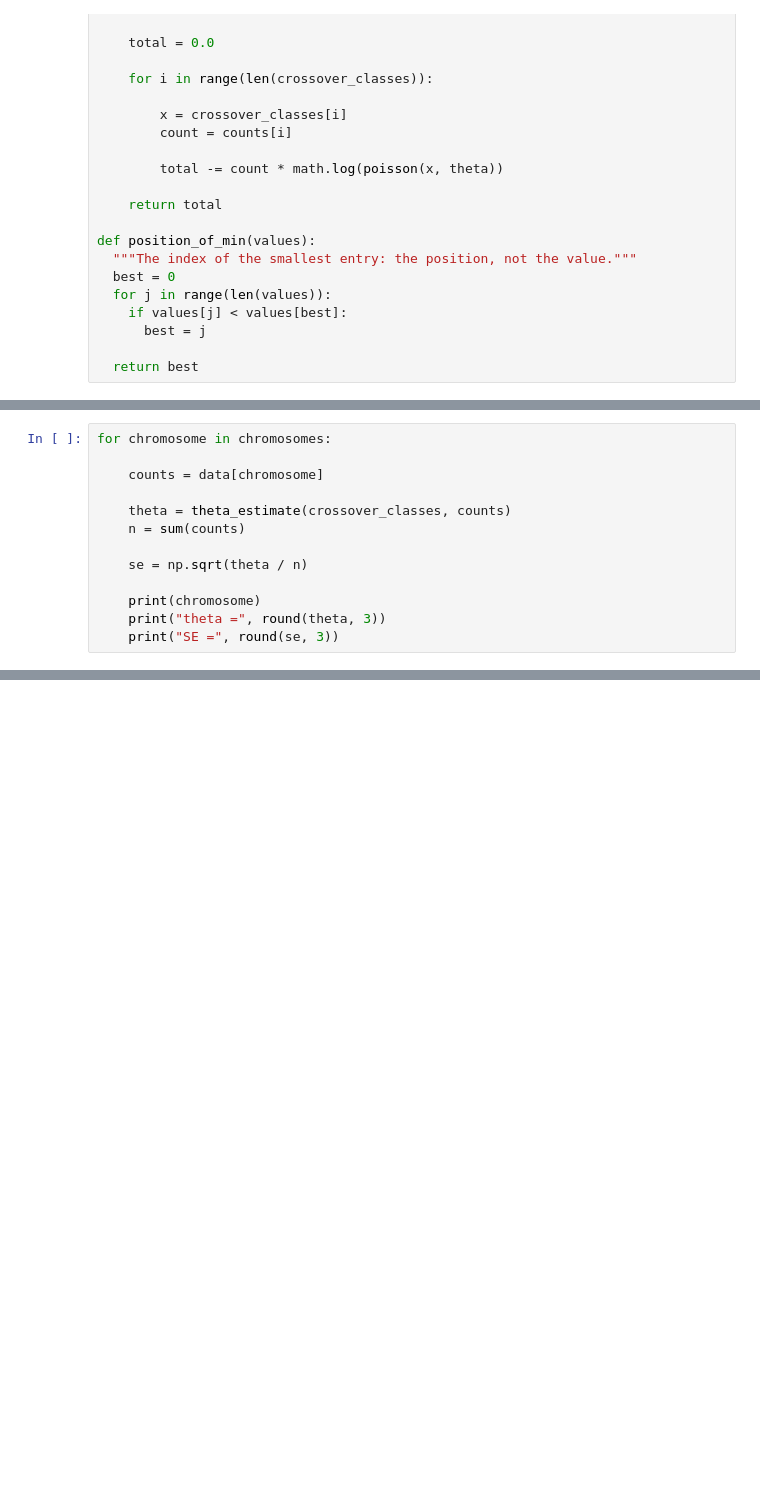
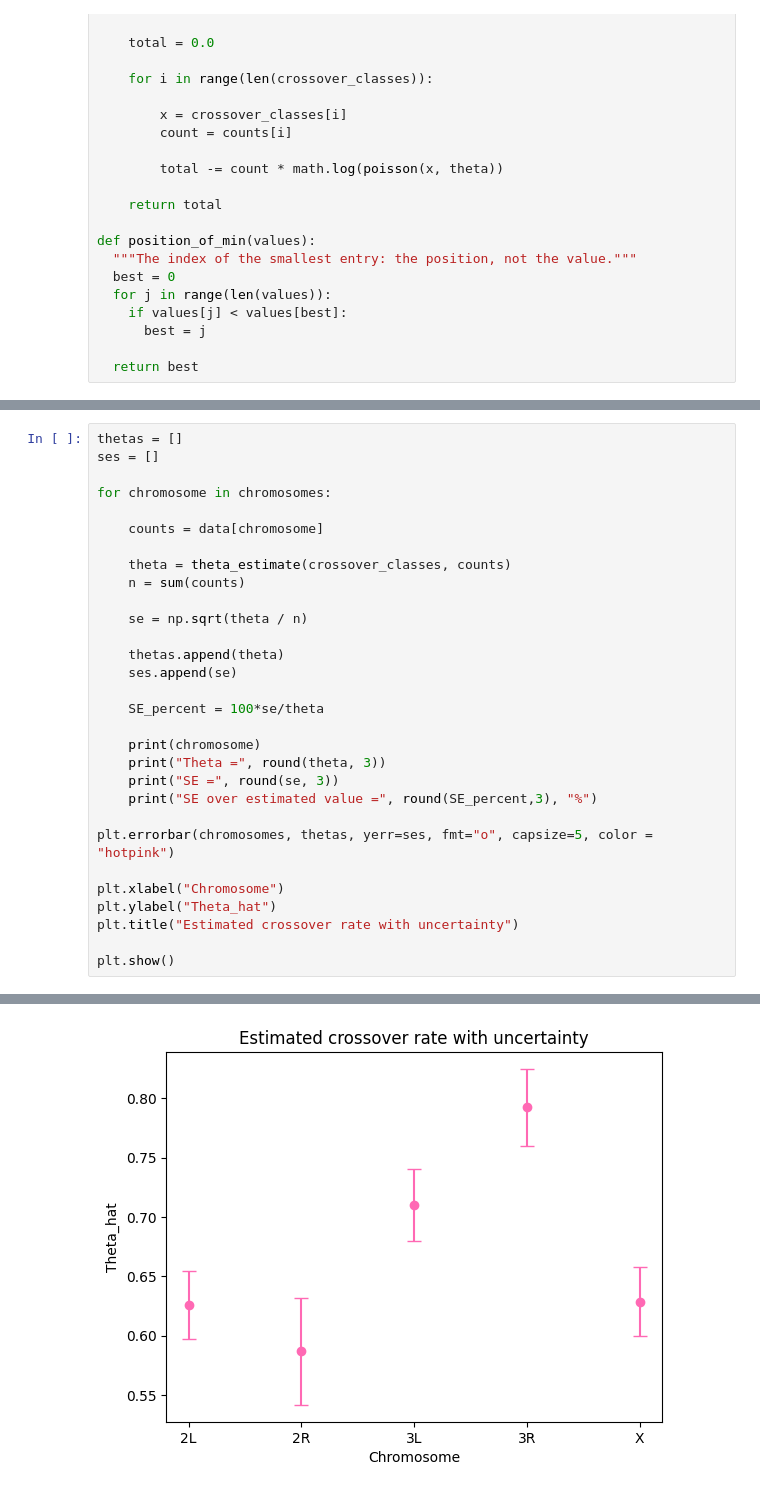
Before and after one commit to Feral-Raccoon67/cb2330-portfolio, a Jupyter notebook: project.ipynb, the cells around one changed output, grey strips where cells are left out. Cells and saved outputs as stored; diff of their text form; blank space fills up the shorter version.

```diff
--- a/project.ipynb
+++ b/project.ipynb
@@ -175,4 +181,7 @@ theta_hat = 0.6244147157190635
 # %%
+thetas = []
+ses = []
+
 for chromosome in chromosomes:
 
     counts = data[chromosome]
@@ -182,8 +191,22 @@ for chromosome in chromosomes:
 
     se = np.sqrt(theta / n)
 
+    thetas.append(theta)
+    ses.append(se)
+
+    SE_percent = 100*se/theta
+
     print(chromosome)
-    print("theta =", round(theta, 3))
+    print("Theta =", round(theta, 3))
     print("SE =", round(se, 3))
+    print("SE over estimated value =", round(SE_percent,3), "%")
+
+plt.errorbar(chromosomes, thetas, yerr=ses, fmt="o", capsize=5, color = "hotpink")
+
+plt.xlabel("Chromosome")
+plt.ylabel("Theta_hat")
+plt.title("Estimated crossover rate with uncertainty")
+
+plt.show()
 # %% [output]
 2L
@@ -203,0 +232 @@ SE = 0.029
+[figure, added]
```
Also changed, not shown: parts of 9 cells of this notebook.
